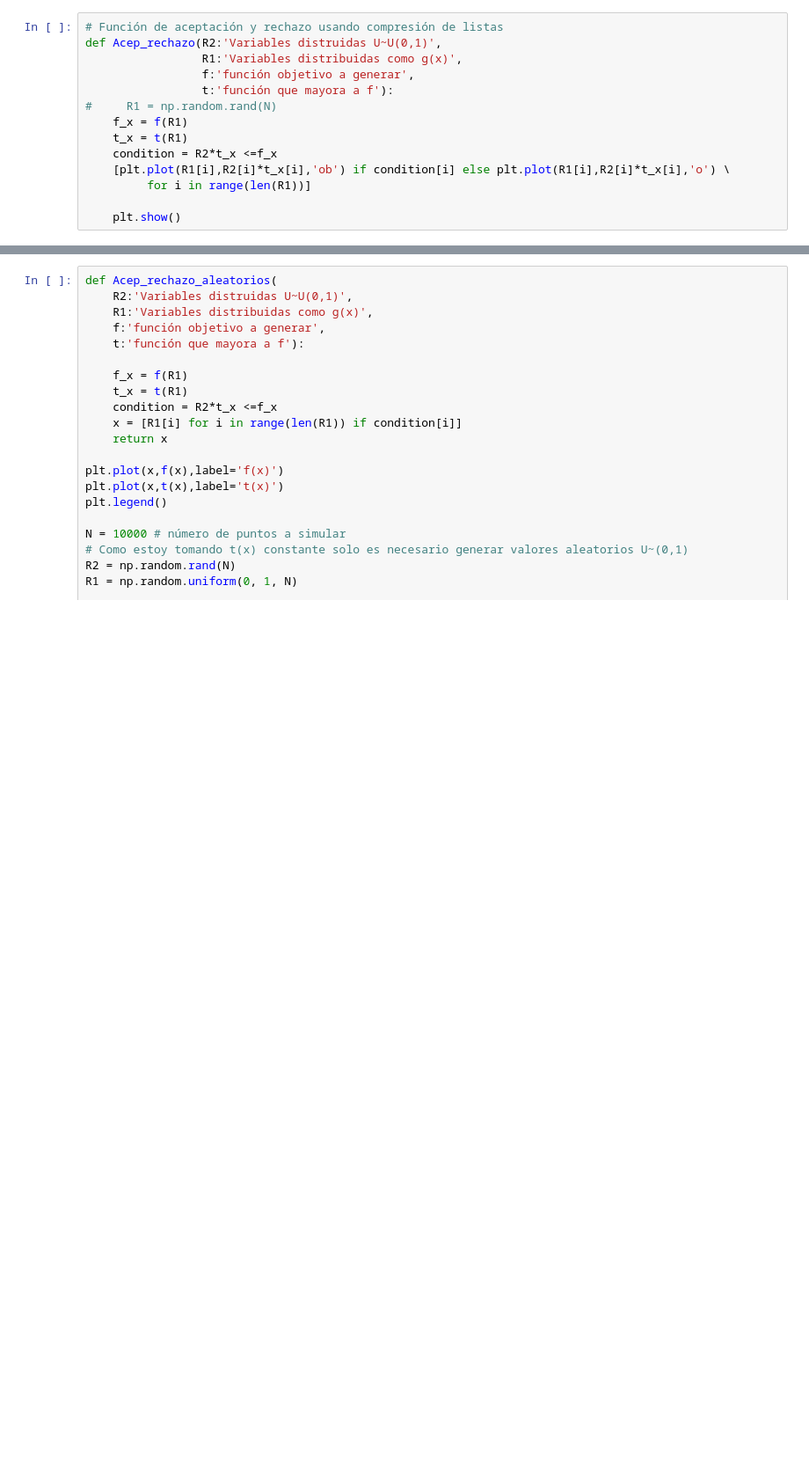
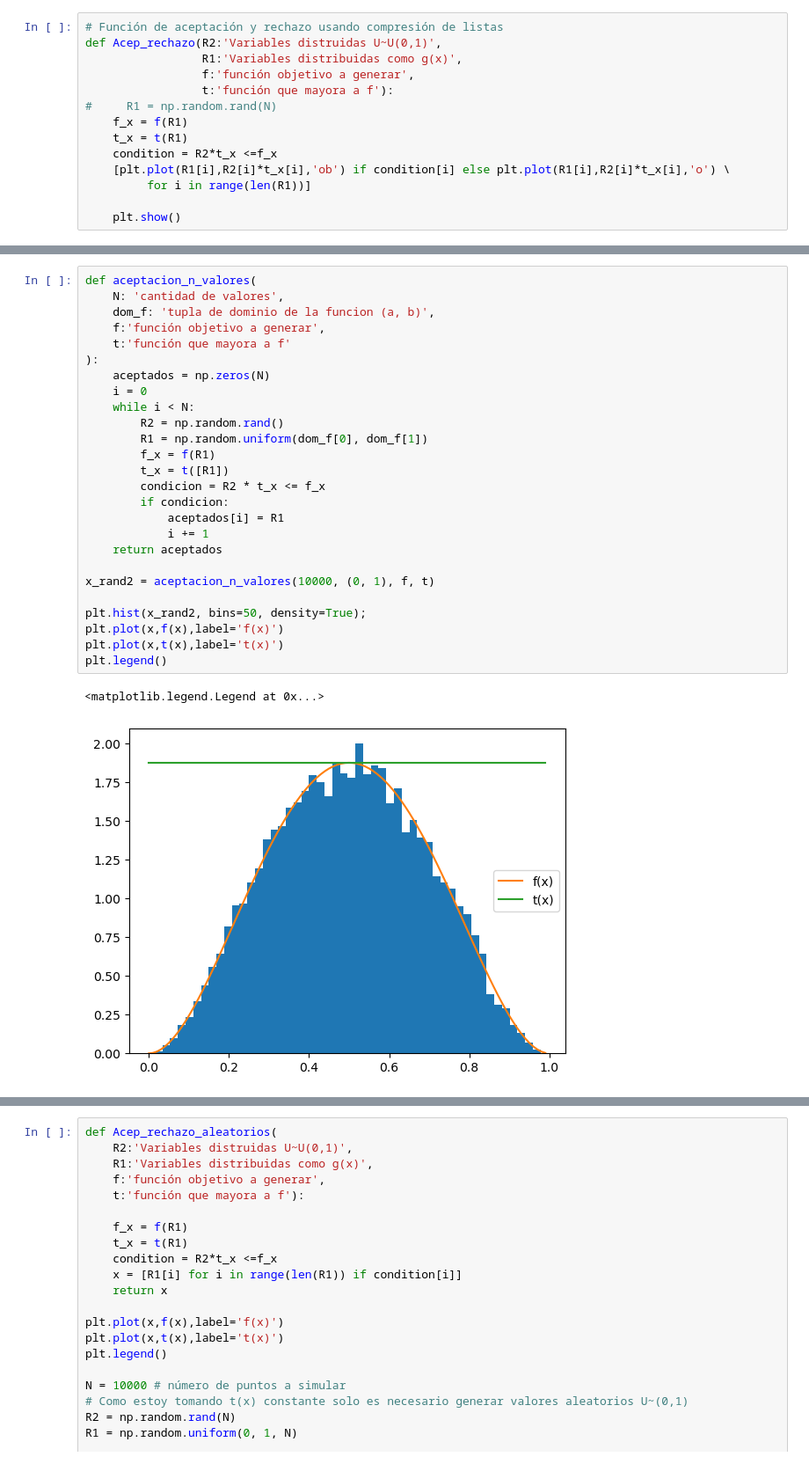
Before and after one commit to odjaramilloz/SPF-2024-I, a Jupyter notebook: TEMA-2/Clase10_MetodoAceptacionRechazo.ipynb, the cells around one changed output, grey strips where cells are left out. Shown at 88% size. Drawn from its saved outputs; the diff is of its cells as text; blank space fills up the shorter version.

```diff
--- a/TEMA-2/Clase10_MetodoAceptacionRechazo.ipynb
+++ b/TEMA-2/Clase10_MetodoAceptacionRechazo.ipynb
@@ -189,0 +194,29 @@ El máximo de f es: [1.875]
+# %%
+def aceptacion_n_valores(
+    N: 'cantidad de valores',
+    dom_f: 'tupla de dominio de la funcion (a, b)',
+    f:'función objetivo a generar',
+    t:'función que mayora a f'
+):
+    aceptados = np.zeros(N)
+    i = 0
+    while i < N:
+        R2 = np.random.rand()
+        R1 = np.random.uniform(dom_f[0], dom_f[1])
+        f_x = f(R1)
+        t_x = t([R1])
+        condicion = R2 * t_x <= f_x
+        if condicion:
+            aceptados[i] = R1
+            i += 1
+    return aceptados
+
+x_rand2 = aceptacion_n_valores(10000, (0, 1), f, t)
+
+plt.hist(x_rand2, bins=50, density=True);
+plt.plot(x,f(x),label='f(x)')
+plt.plot(x,t(x),label='t(x)')
+plt.legend()
+# %% [output]
+<matplotlib.legend.Legend at 0x...>
+[figure, added]
```
Also changed, not shown: parts of 6 cells of this notebook, 1 other file.
